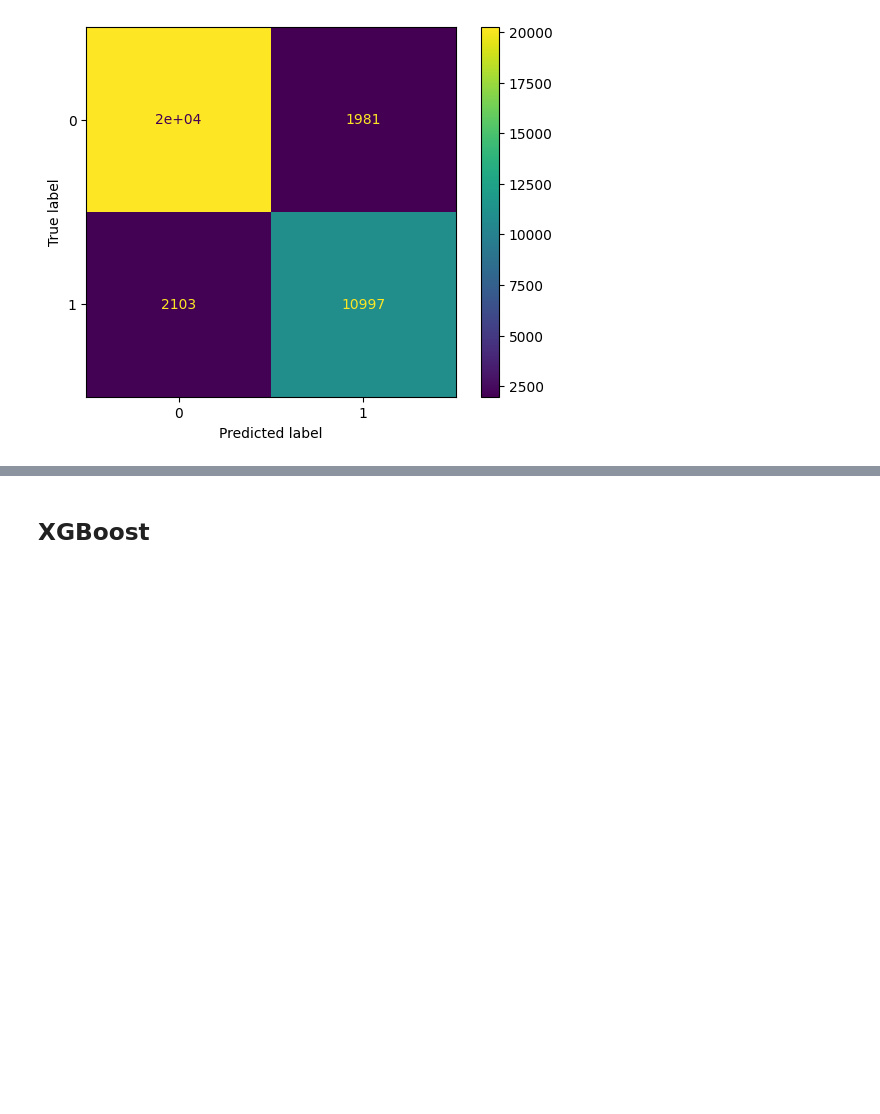
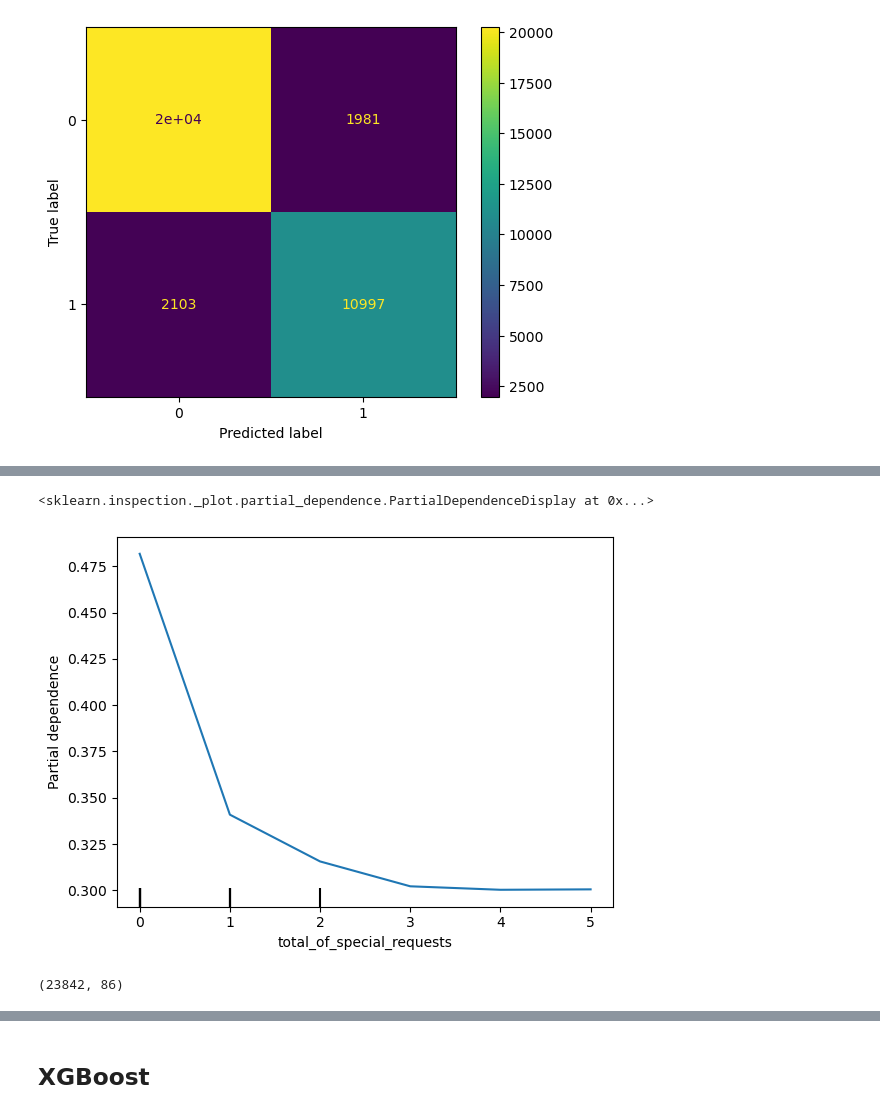
Before and after one commit to autoastt/BC2407, a Jupyter notebook: Model.ipynb, the cells around one changed output, grey strips where cells are left out. Cells and saved outputs as stored; diff of their text form; code cells hidden in the pictures; blank space fills up the shorter version.

```diff
--- a/Model.ipynb
+++ b/Model.ipynb
@@ -66,0 +79,5 @@ plt.show()
+# %%
+PartialDependenceDisplay.from_estimator(rf, X_test, ['total_of_special_requests'])
+# %% [output]
+<sklearn.inspection._plot.partial_dependence.PartialDependenceDisplay at 0x...>
+[figure, added]
@@ -66,0 +86,4 @@ plt.show()
+# %%
+X_sample.shape
+# %% [output]
+(23842, 86)
```
Also changed, not shown: parts of 12 cells of this notebook, 1 other file.
